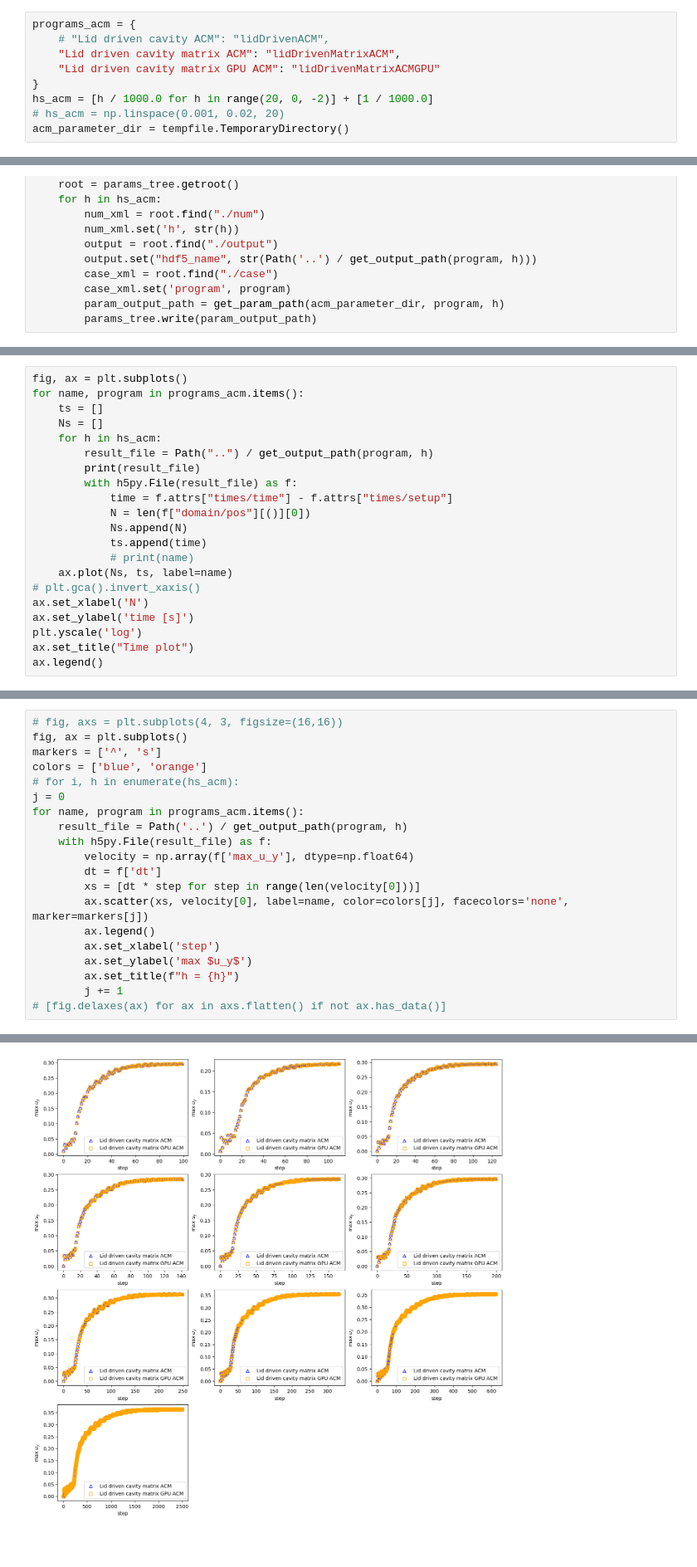
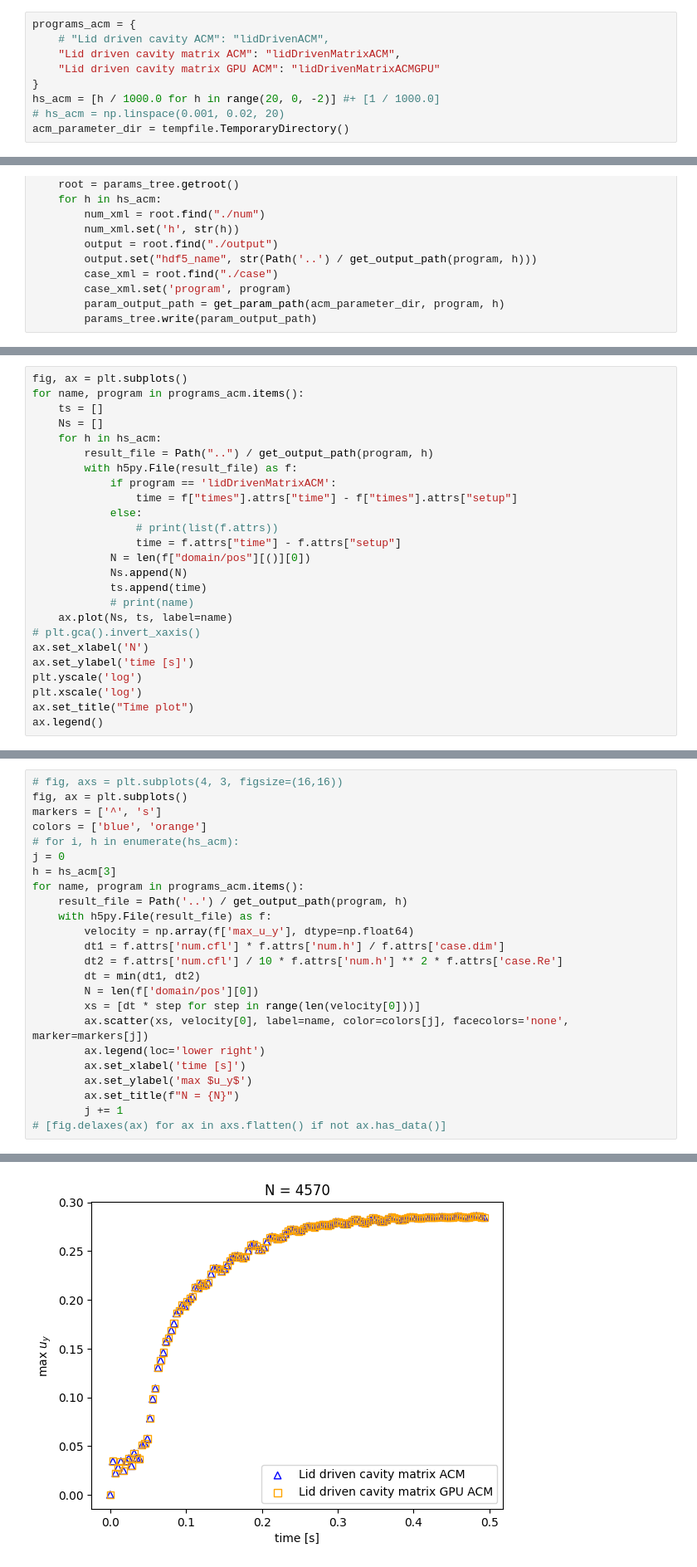
Before and after one commit to ggasper/lid-driven-cavity-gpu, a Jupyter notebook: benchmark/benchmark.ipynb, the cells around one changed output, grey strips where cells are left out. Shown at 83% size. Drawn from its saved outputs; the diff is of its cells as text; blank space fills up the shorter version.

```diff
--- a/benchmark/benchmark.ipynb
+++ b/benchmark/benchmark.ipynb
@@ -265,6 +265,6 @@ programs_acm = {
     "Lid driven cavity matrix ACM": "lidDrivenMatrixACM",
     "Lid driven cavity matrix GPU ACM": "lidDrivenMatrixACMGPU"
 }
-hs_acm = [h / 1000.0 for h in range(20, 0, -2)] + [1 / 1000.0]
+hs_acm = [h / 1000.0 for h in range(20, 0, -2)] #+ [1 / 1000.0]
 # hs_acm = np.linspace(0.001, 0.02, 20)
 acm_parameter_dir = tempfile.TemporaryDirectory()
@@ -338,9 +336,12 @@ for name, program in programs_acm.items():
     Ns = []
     for h in hs_acm:
         result_file = Path("..") / get_output_path(program, h)
-        print(result_file)
         with h5py.File(result_file) as f:
-            time = f.attrs["times/time"] - f.attrs["times/setup"]
+            if program == 'lidDrivenMatrixACM':
+                time = f["times"].attrs["time"] - f["times"].attrs["setup"]
+            else:
+                # print(list(f.attrs))
+                time = f.attrs["time"] - f.attrs["setup"]
             N = len(f["domain/pos"][()][0])
             Ns.append(N)
             ts.append(time)
@@ -350,6 +351,7 @@ for name, program in programs_acm.items():
 ax.set_xlabel('N')
 ax.set_ylabel('time [s]')
 plt.yscale('log')
+plt.xscale('log')
 ax.set_title("Time plot")
 ax.legend()
 # %% [output]
@@ -382,17 +364,21 @@ markers = ['^', 's']
 colors = ['blue', 'orange']
 # for i, h in enumerate(hs_acm):
 j = 0
+h = hs_acm[3]
 for name, program in programs_acm.items():
     result_file = Path('..') / get_output_path(program, h)
     with h5py.File(result_file) as f:
         velocity = np.array(f['max_u_y'], dtype=np.float64)
-        dt = f['dt']
+        dt1 = f.attrs['num.cfl'] * f.attrs['num.h'] / f.attrs['case.dim']
+        dt2 = f.attrs['num.cfl'] / 10 * f.attrs['num.h'] ** 2 * f.attrs['case.Re']
+        dt = min(dt1, dt2)
+        N = len(f['domain/pos'][0])
         xs = [dt * step for step in range(len(velocity[0]))]
         ax.scatter(xs, velocity[0], label=name, color=colors[j], facecolors='none', marker=markers[j])
-        ax.legend()
-        ax.set_xlabel('step')
+        ax.legend(loc='lower right')
+        ax.set_xlabel('time [s]')
         ax.set_ylabel('max $u_y$')
-        ax.set_title(f"h = {h}")
+        ax.set_title(f"N = {N}")
         j += 1
 # [fig.delaxes(ax) for ax in axs.flatten() if not ax.has_data()]
 # %% [output]
@@ -400,2 +385,2 @@ for name, program in programs_acm.items():
-[figure, old version]
+[figure, new version]
 # %%
```
Also changed, not shown: parts of 7 cells of this notebook, 7 other files.
